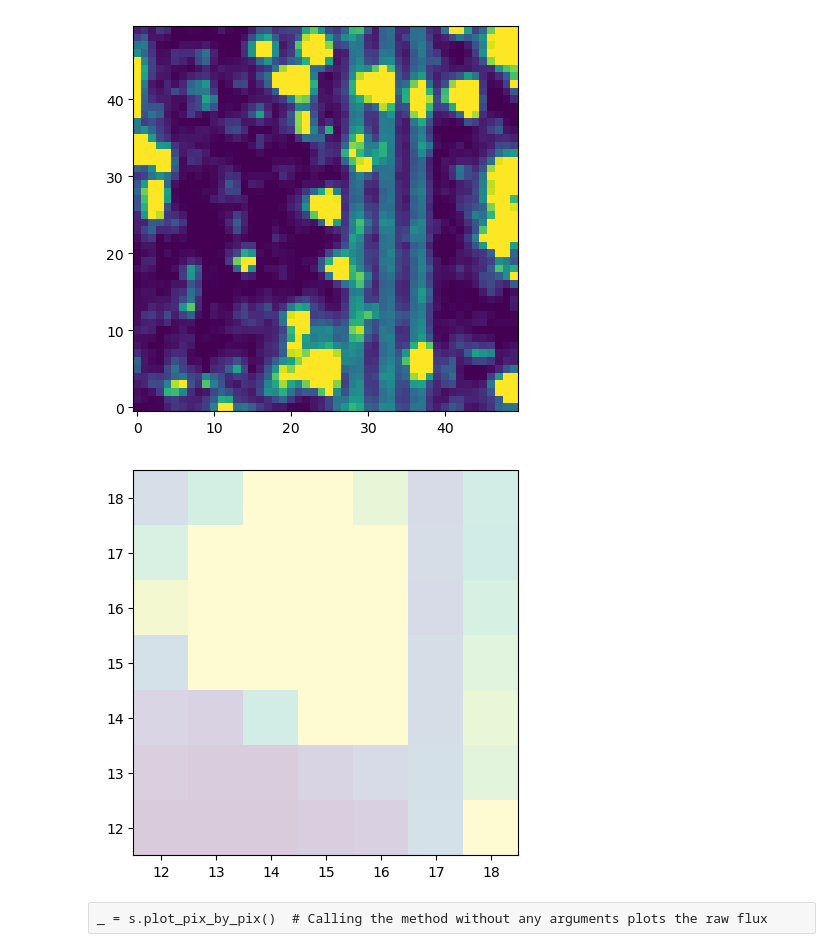
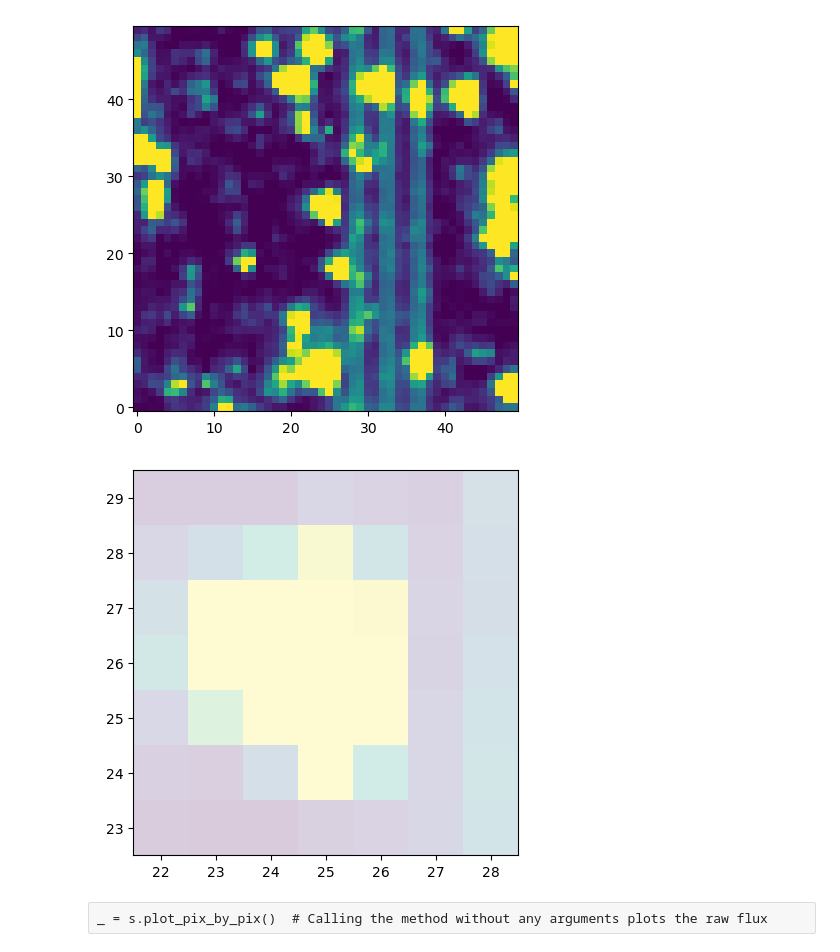
Before and after one commit to jpdeleon/toi5671, a Jupyter notebook: notebooks/TESS_cpm_unpopular.ipynb, the cells around one changed output. Saved outputs shown, nothing was run; the diff lists cells and outputs as text; code cells hidden in the pictures.

```diff
--- a/notebooks/TESS_cpm_unpopular.ipynb
+++ b/notebooks/TESS_cpm_unpopular.ipynb
@@ -60,18 +60,19 @@ _ = s16.plot_cutout(l=10, h=90)
 # %% [output]
 [figure]
 # %%
-y1,y2=20, 30
-x1,x2=20, 30
+y1,y2=23, 29
+x1,x2=22, 28
 
 s16.set_aperture(rowlims=[y1, y2],
                  collims=[x1, x2]
                 )
 # %%
-s16.plot_cutout(rowlims=[y1, y2],
-                collims=[x1, x2],
-                show_aperture=True, l=10, h=90);
+s16.plot_cutout(#rowlims=[y1, y2],
+                #collims=[x1, x2],
+                show_aperture=True,
+                l=10, h=90);
 # %% [output]
-[figure, old version]
+[figure, new version]
 # %% [raw]
 _ = s.plot_pix_by_pix()  # Calling the method without any arguments plots the raw flux
 # %%
```
Also changed, not shown: parts of 26 cells of this notebook, 30 other files.
